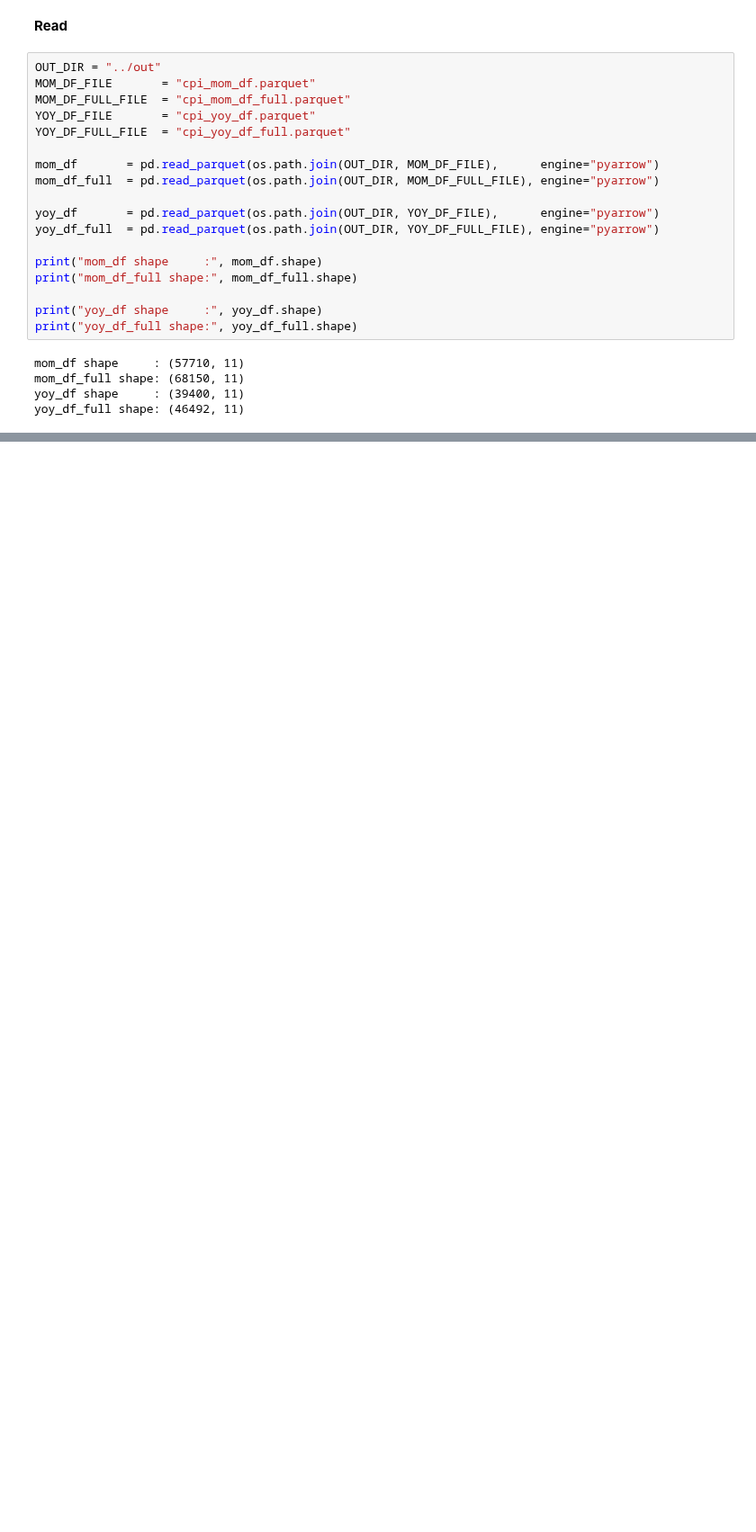
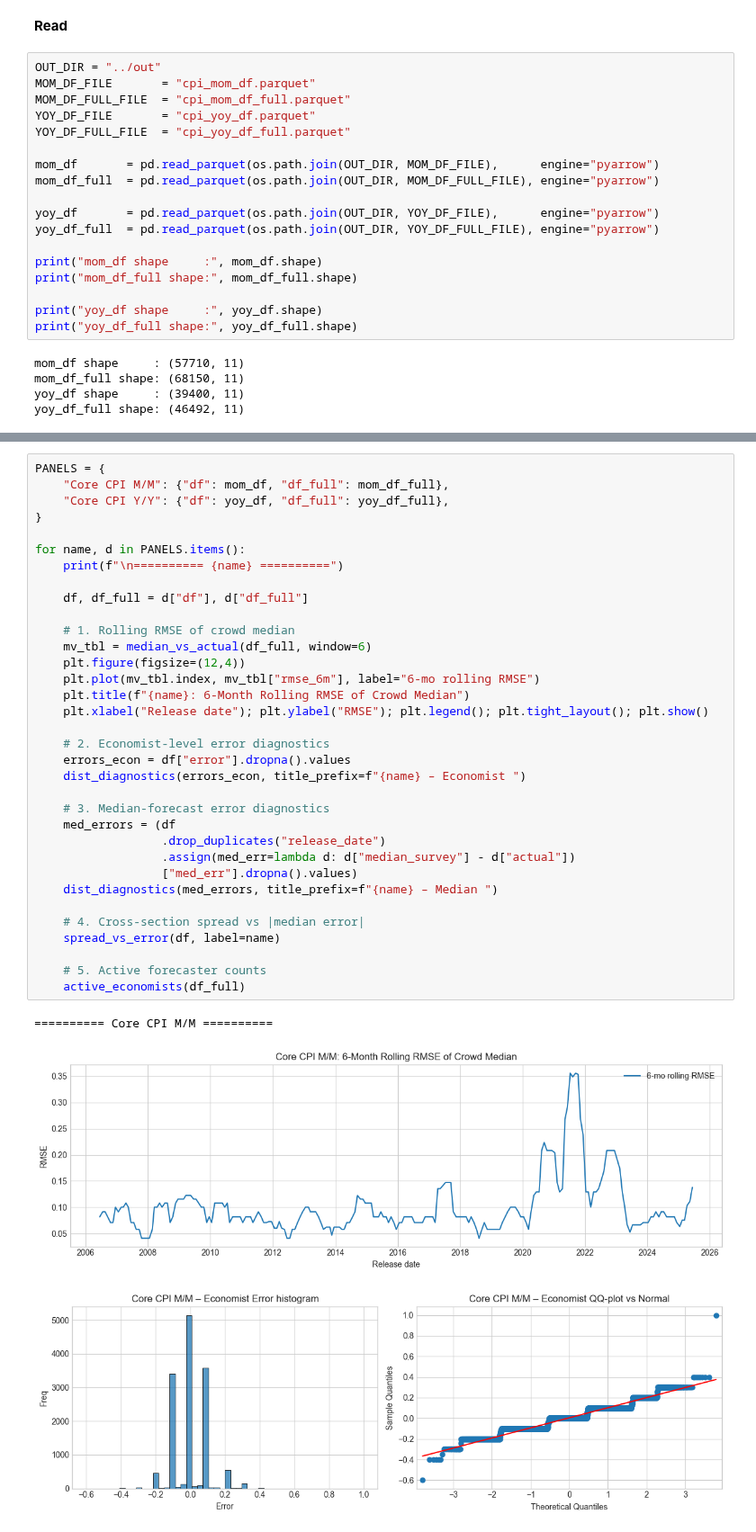
Before and after one commit to nicwjh/nfp-forecasting, a Jupyter notebook: notebooks/CPI_eda.ipynb, the cells around one changed output, grey strips where cells are left out. Shown at 90% size. Saved outputs shown, nothing was run; the diff lists cells and outputs as text; blank space fills up the shorter version.

Commit message:
CPI data exploration (directional label)

```diff
--- a/notebooks/CPI_eda.ipynb
+++ b/notebooks/CPI_eda.ipynb
@@ -82,0 +171,38 @@ yoy_df_full.head()
+# %%
+PANELS = {
+    "Core CPI M/M": {"df": mom_df, "df_full": mom_df_full},
+    "Core CPI Y/Y": {"df": yoy_df, "df_full": yoy_df_full},
+}
+
+for name, d in PANELS.items():
+    print(f"\n========== {name} ==========")
+
+    df, df_full = d["df"], d["df_full"]
+
+    # 1. Rolling RMSE of crowd median
+    mv_tbl = median_vs_actual(df_full, window=6)
+    plt.figure(figsize=(12,4))
+    plt.plot(mv_tbl.index, mv_tbl["rmse_6m"], label="6-mo rolling RMSE")
+    plt.title(f"{name}: 6-Month Rolling RMSE of Crowd Median")
+    plt.xlabel("Release date"); plt.ylabel("RMSE"); plt.legend(); plt.tight_layout(); plt.show()
+
+    # 2. Economist-level error diagnostics
+    errors_econ = df["error"].dropna().values
+    dist_diagnostics(errors_econ, title_prefix=f"{name} – Economist ")
+
+    # 3. Median-forecast error diagnostics
+    med_errors = (df
+                  .drop_duplicates("release_date")
+                  .assign(med_err=lambda d: d["median_survey"] - d["actual"])
+                  ["med_err"].dropna().values)
+    dist_diagnostics(med_errors, title_prefix=f"{name} – Median ")
+
+    # 4. Cross-section spread vs |median error|
+    spread_vs_error(df, label=name)
+
+    # 5. Active forecaster counts
+    active_economists(df_full)
+# %% [output]
+========== Core CPI M/M ==========
+[figure, added]
+[figure, added]
```
Also changed, not shown: parts of 4 cells of this notebook, 3 other files.
